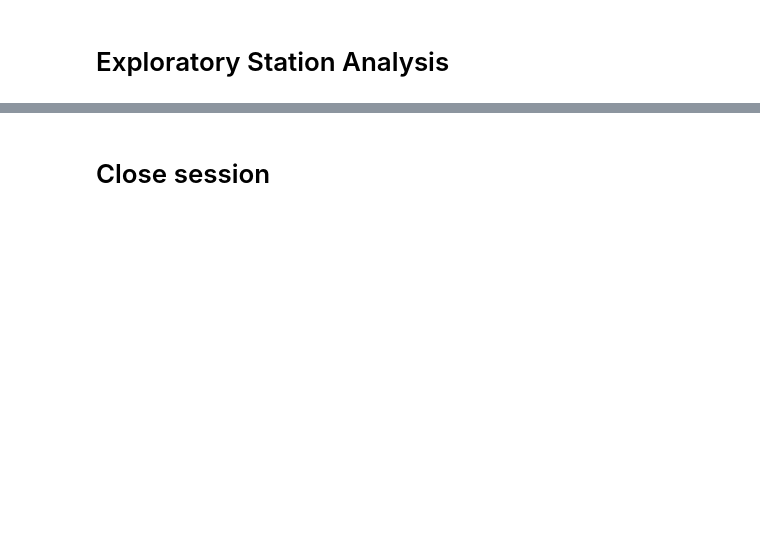
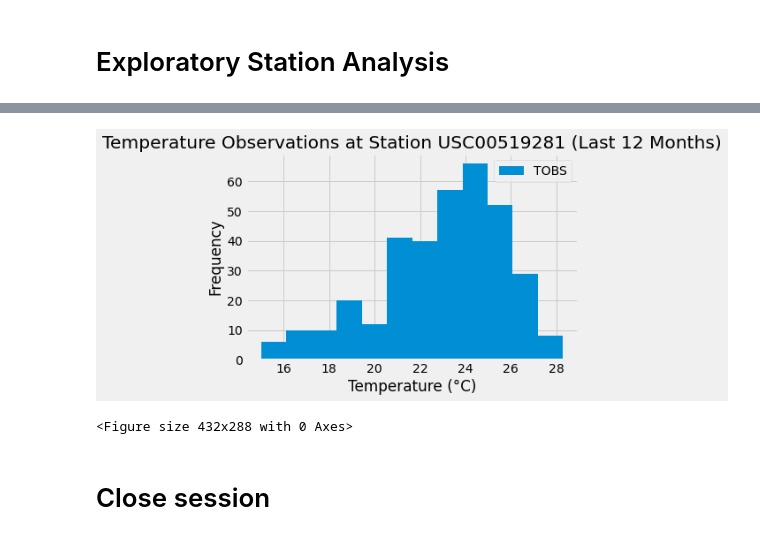
Before and after one commit to shanCH3n/sqlalchemy-challenge, a Jupyter notebook: SurfsUp/climate_analysis.ipynb, the cells around one changed output, grey strips where cells are left out. Drawn from its saved outputs; the diff is of its cells as text; code cells hidden in the pictures; blank space fills up the shorter version.

```diff
--- a/SurfsUp/climate_analysis.ipynb
+++ b/SurfsUp/climate_analysis.ipynb
@@ -154,3 +215,13 @@ KeyError: 'date'
 # %%
 # Using the most active station id
-# Query the last 12 months of temperature observation data for this station and plot the results as a histogram
+# Query the last 12 months of temperature observation data for this station.
+sel = [Measurement.date,
+       Measurement.tobs]
+pastyear_temps = session.query(*sel).\
+        filter(func.strftime(Measurement.date) >= query_date, Measurement.station == 'USC00519281').\
+        group_by(Measurement.date).\
+        order_by(Measurement.date).all()
+
+# Save results as a dataframe.
+pastyear_temps_df = pd.DataFrame(pastyear_temps, columns=['Measurement Date', 'Temperature'])
+pastyear_temps_df.head()
@@ -157,3 +235,16 @@ KeyError: 'date'
+# %%
+# Plot the results as a histogram.
+plt.hist(pastyear_temps_df['Temperature'],bins=12, density=False, label="TOBS")
+plt.xlabel("Temperature (°C)")
+plt.ylabel("Frequency")
+plt.legend()
+plt.title("Temperature Observations at Station USC00519281 (Last 12 Months)")
+plt.figsize=(20,10)
+plt.show()
+plt.savefig('Aug2016-2017_USC00519281.png')
+# %% [output]
+[figure, added]
+<Figure size 432x288 with 0 Axes>
 # %% [markdown]
 # Close session
 # %%
```
Also changed, not shown: parts of 10 cells of this notebook, 2 other files.
